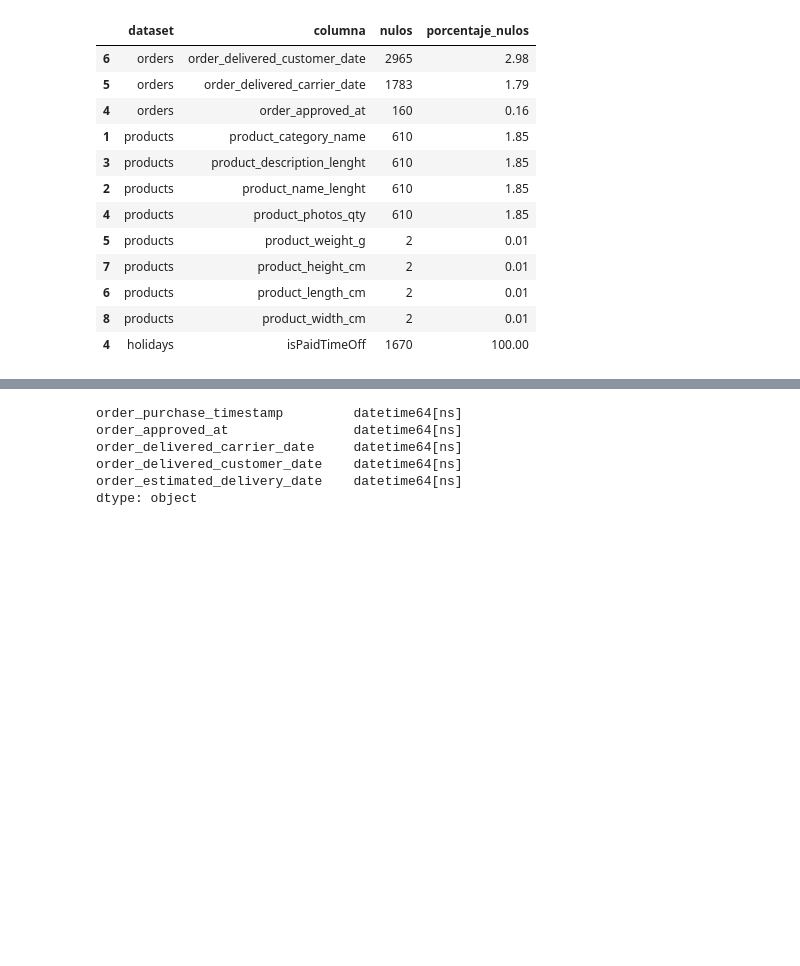
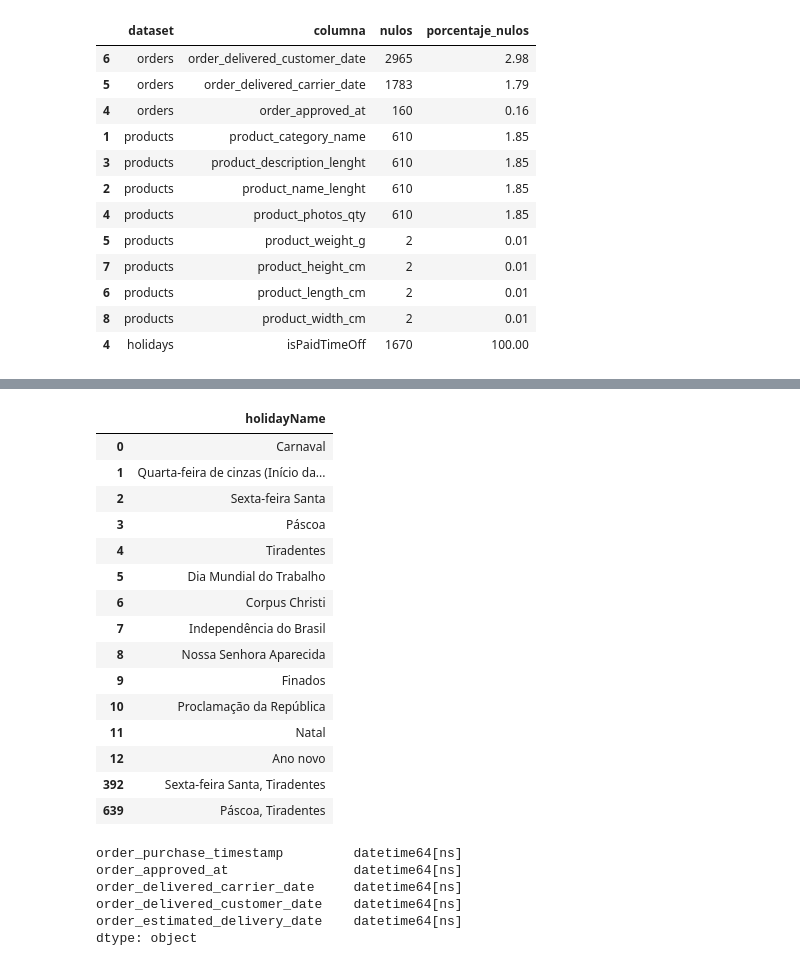
Before and after one commit to clausoler/proyecto_final, a Jupyter notebook: notebooks/02_limpieza_transformacion.ipynb, the cells around one changed output, grey strips where cells are left out. Drawn from its saved outputs; the diff is of its cells as text; code cells hidden in the pictures; blank space fills up the shorter version.

```diff
--- a/notebooks/02_limpieza_transformacion.ipynb
+++ b/notebooks/02_limpieza_transformacion.ipynb
@@ -23,0 +46,12 @@ RUTA_INTERIM.mkdir(parents=True, exist_ok=True)
+# %%
+archivos = [
+    "../data/raw/brazil_public_holidays_comas.csv",
+    "../data/raw/olist_customers_dataset.csv",
+    "../data/raw/olist_orders_dataset.csv",
+    "../data/raw/olist_order_items_dataset.csv",
+    "../data/raw/olist_order_payments_dataset.csv",
+    "../data/raw/olist_products_dataset.csv",
+    "../data/raw/product_category_name_translation.csv"
+]
+
+detectar_encodings_archivos(archivos)
@@ -188 +285,24 @@ holidays_clean.head()
+# %%
+# Paso 10: revisar los nombres de los feriados y sus codificaciones
+
+holidays_clean[
+    ["holidayName"]
+].drop_duplicates().head(20)
+# %% [output]
+|  | holidayName |
+| 0 | Carnaval |
+| 1 | Quarta-feira de cinzas (Início da... |
+| 2 | Sexta-feira Santa |
+| 3 | Páscoa |
+| 4 | Tiradentes |
+| 5 | Dia Mundial do Trabalho |
+| 6 | Corpus Christi |
+| 7 | Independência do Brasil |
+| 8 | Nossa Senhora Aparecida |
+| 9 | Finados |
+| 10 | Proclamação da República |
+| 11 | Natal |
+| 12 | Ano novo |
+| 392 | Sexta-feira Santa, Tiradentes |
+| 639 | Páscoa, Tiradentes |
 # %%
```
Also changed, not shown: parts of 47 cells of this notebook, 17 other files.
